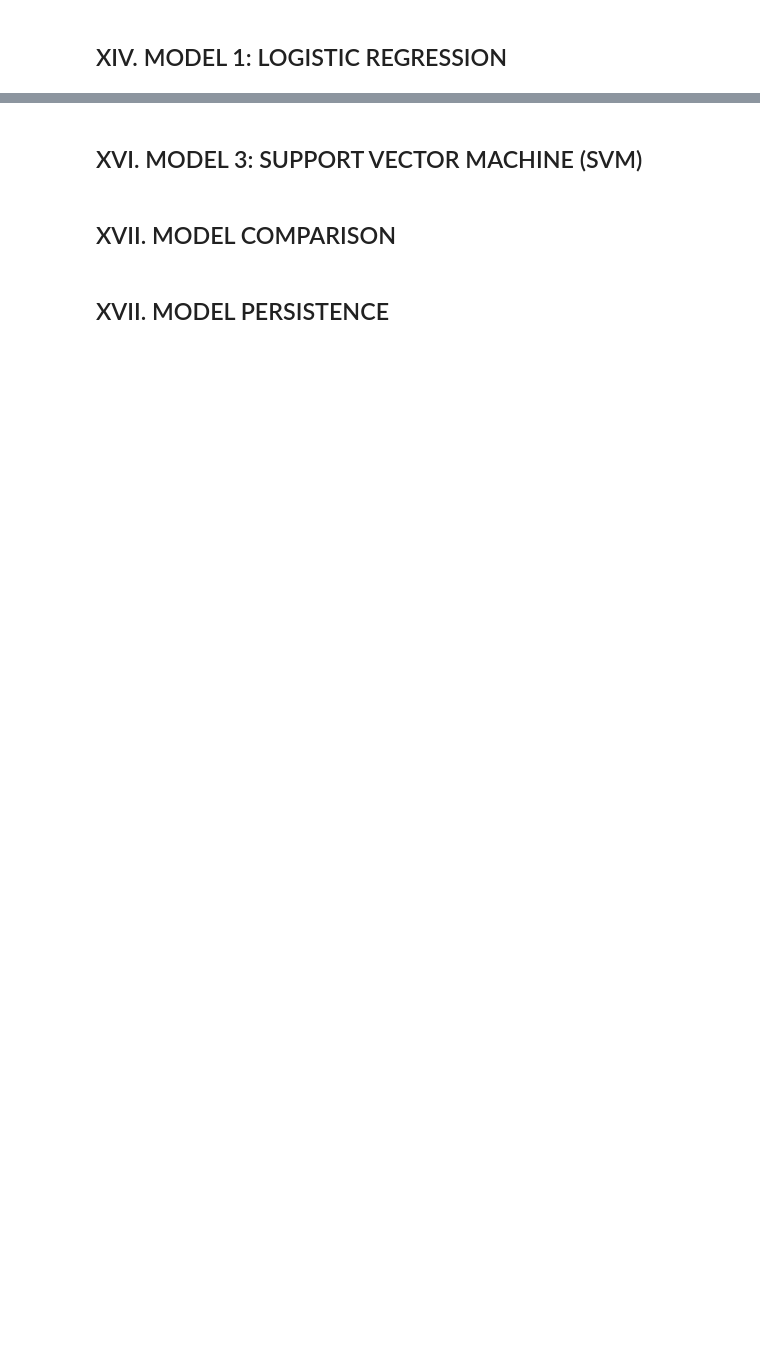
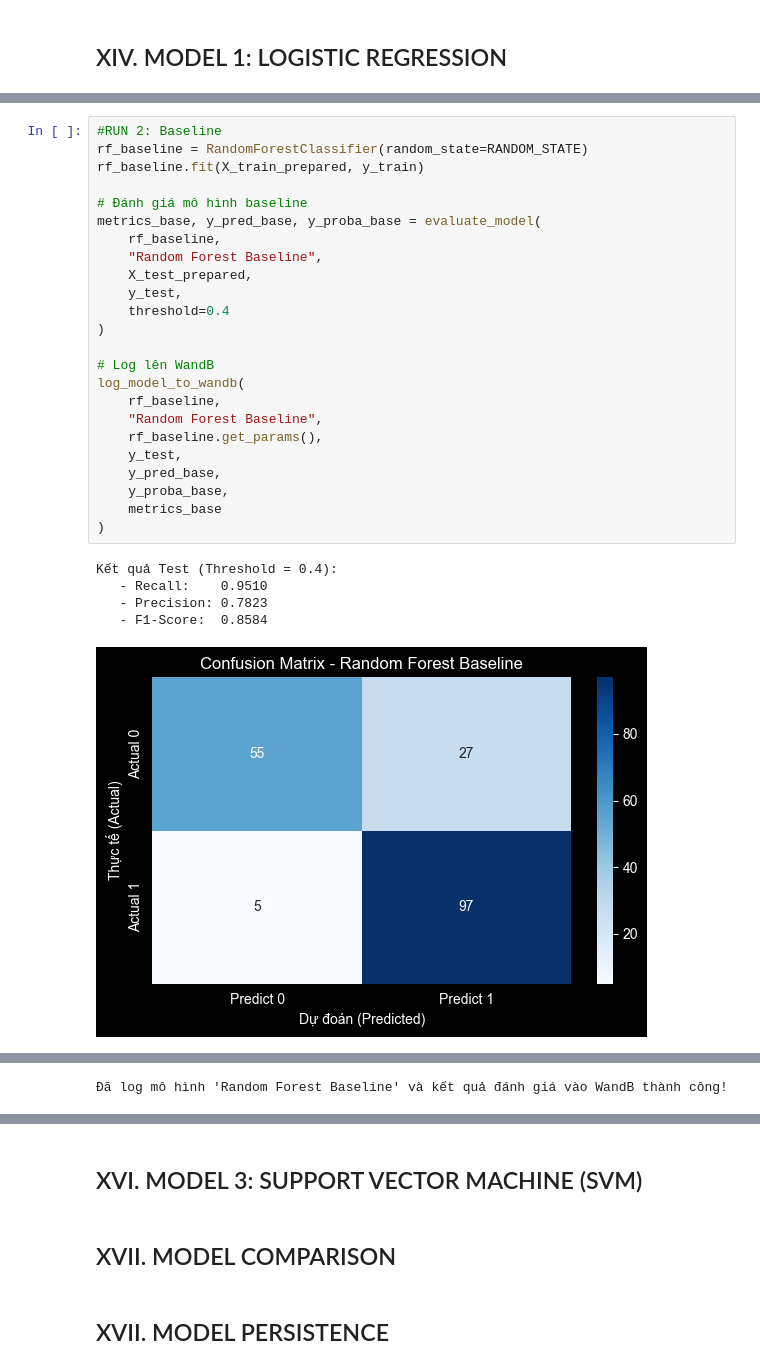
Before and after one commit to phat-05/heart-disease-classification, a Jupyter notebook: notebooks/project_analysis.ipynb, the cells around one changed output, grey strips where cells are left out. Cells and saved outputs as stored; diff of their text form; blank space fills up the shorter version.

```diff
--- a/notebooks/project_analysis.ipynb
+++ b/notebooks/project_analysis.ipynb
@@ -1363,0 +1767,30 @@ def train_and_run_experiment(model, model_name, config, X_train, y_train, X_test
+# %%
+#RUN 2: Baseline
+rf_baseline = RandomForestClassifier(random_state=RANDOM_STATE)
+rf_baseline.fit(X_train_prepared, y_train)
+
+# Đánh giá mô hình baseline
+metrics_base, y_pred_base, y_proba_base = evaluate_model(
+    rf_baseline,
+    "Random Forest Baseline",
+    X_test_prepared,
+    y_test,
+    threshold=0.4
+)
+
+# Log lên WandB
+log_model_to_wandb(
+    rf_baseline,
+    "Random Forest Baseline",
+    rf_baseline.get_params(),
+    y_test,
+    y_pred_base,
+    y_proba_base,
+    metrics_base
+)
+# %% [output]
+Kết quả Test (Threshold = 0.4):
+   - Recall:    0.9510
+   - Precision: 0.7823
+   - F1-Score:  0.8584
+[figure, added]
@@ -1363,0 +1802 @@ def train_and_run_experiment(model, model_name, config, X_train, y_train, X_test
+Đã log mô hình 'Random Forest Baseline' và kết quả đánh giá vào WandB thành công!
```
Also changed, not shown: parts of 57 cells of this notebook, 1 other file.
